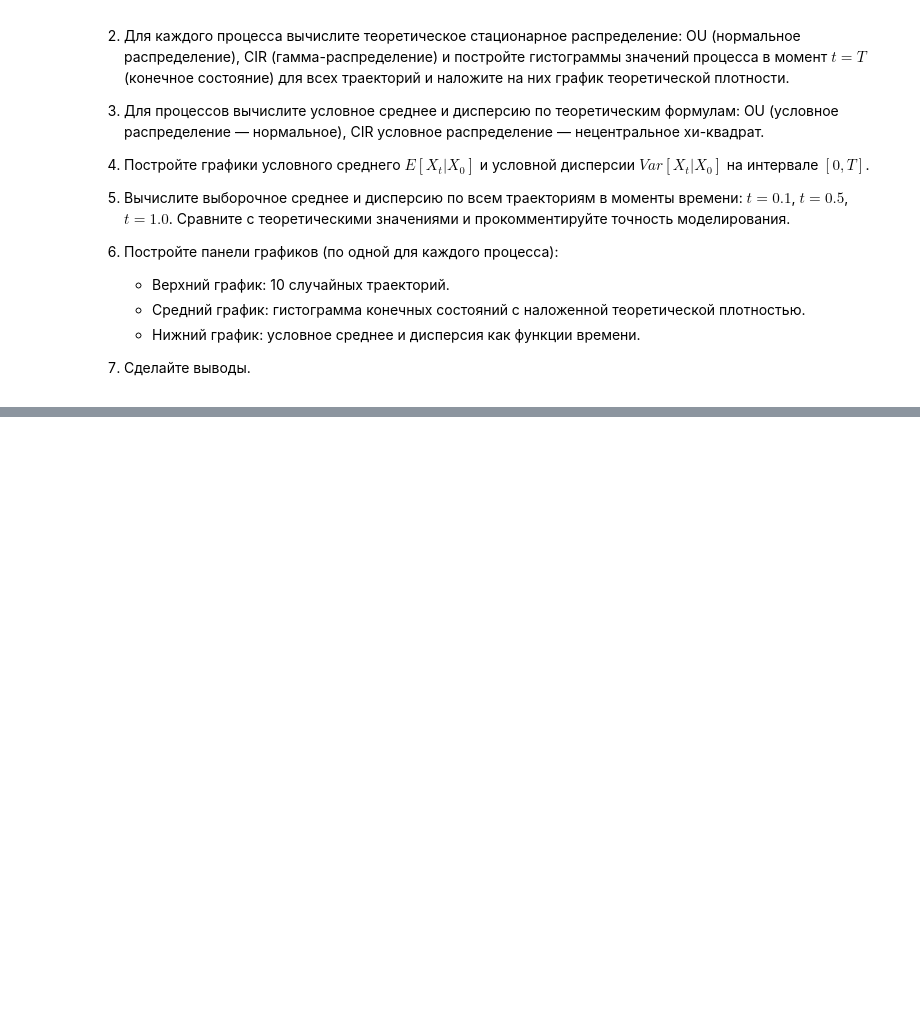
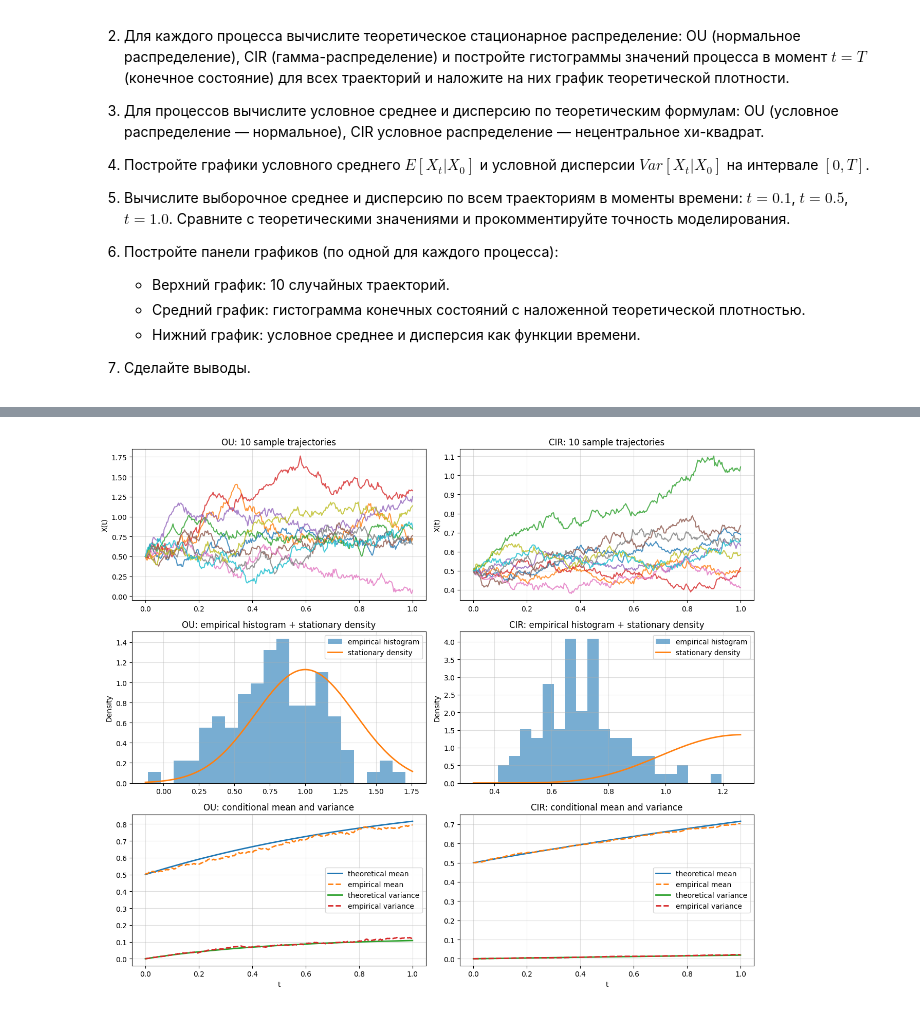
Before and after one commit to rkuznetc/stochastics-statistics, a Jupyter notebook: notebooks/lab3_2026.ipynb, the cells around one changed output, grey strips where cells are left out. Cells and saved outputs as stored; diff of their text form; code cells hidden in the pictures; blank space fills up the shorter version.

```diff
--- a/notebooks/lab3_2026.ipynb
+++ b/notebooks/lab3_2026.ipynb
@@ -1013,0 +1192,19 @@ plt.show()
+# %%
+np.random.seed(42)
+
+Nx = 100
+Nt = 300
+T = 1.0
+X0 = 0.5
+
+# init 100 paths for OU and CIR
+params_OU = [1.0, 1.0, 0.5]
+params_CIR = [0.4, 0.3, 0.2]
+
+initial_state = X0 * np.ones(Nx)
+
+ou = OUprocess(params_OU, T, Nx, Nt, initial_state)
+cir = CIRprocess(params_CIR, T, Nx, Nt, initial_state)
+
+t, ou_paths = ou.PathGenerator()
+_, cir_paths = cir.PathGenerator()
@@ -1013,0 +1239,79 @@ plt.show()
+# %%
+from scipy.stats import norm, gamma
+
+# stationary distributions
+ou_stationary_mean = mu_ou
+ou_stationary_std = np.sqrt(sigma_ou**2 / (2 * theta_ou))
+
+cir_shape = 2 * kappa_cir * theta_cir / sigma_cir**2
+cir_scale = sigma_cir**2 / (2 * kappa_cir)
+
+# plots (10 sample paths -> histogram -> conditional mean/var)
+fig, axes = plt.subplots(3, 2, figsize=(13, 11))
+
+### plots for OU process
+axes[0, 0].plot(t, ou_paths[:, :10], alpha=0.8)
+axes[0, 0].set_title("OU: 10 sample trajectories")
+axes[0, 0].set_ylabel("X(t)")
+axes[0, 0].grid(True, alpha=0.4)
+
+ou_emp = ou_paths[-1, :]
+x_ou_grid = np.linspace(np.percentile(ou_emp, 1) - 0.2,
+                        np.percentile(ou_emp, 99) + 0.2, 300)
+
+axes[1, 0].hist(ou_emp, bins=20, density=True, alpha=0.6, label="empirical histogram")
+axes[1, 0].plot(
+    x_ou_grid,
+    norm.pdf(x_ou_grid, loc=ou_stationary_mean, scale=ou_stationary_std),
+    linewidth=2,
+    label="stationary density"
+)
+axes[1, 0].set_title("OU: empirical histogram + stationary density")
+axes[1, 0].set_ylabel("Density")
+axes[1, 0].legend()
+axes[1, 0].grid(True, alpha=0.4)
+
+axes[2, 0].plot(t, ou_mean_theory, label="theoretical mean", linewidth=2)
+axes[2, 0].plot(t, ou_mean_emp, "--", label="empirical mean", linewidth=2)
+axes[2, 0].plot(t, ou_var_theory, label="theoretical variance", linewidth=2)
+axes[2, 0].plot(t, ou_var_emp, "--", label="empirical variance", linewidth=2)
+axes[2, 0].set_title("OU: conditional mean and variance")
+axes[2, 0].set_xlabel("t")
+axes[2, 0].legend()
+axes[2, 0].grid(True, alpha=0.4)
+
+### plots for CIR process
+axes[0, 1].plot(t, cir_paths[:, :10], alpha=0.8)
+axes[0, 1].set_title("CIR: 10 sample trajectories")
+axes[0, 1].set_ylabel("X(t)")
+axes[0, 1].grid(True, alpha=0.4)
+
+cir_emp = cir_paths[-1, :]
+x_cir_grid = np.linspace(max(0, np.percentile(cir_emp, 1) - 0.1),
+                         np.percentile(cir_emp, 99) + 0.2, 300)
+
+axes[1, 1].hist(cir_emp, bins=20, density=True, alpha=0.6, label="empirical histogram")
+axes[1, 1].plot(
+    x_cir_grid,
+    gamma.pdf(x_cir_grid, a=cir_shape, scale=cir_scale),
+    linewidth=2,
+    label="stationary density"
+)
+axes[1, 1].set_title("CIR: empirical histogram + stationary density")
+axes[1, 1].set_ylabel("Density")
+axes[1, 1].legend()
+axes[1, 1].grid(True, alpha=0.4)
+
+axes[2, 1].plot(t, cir_mean_theory, label="theoretical mean", linewidth=2)
+axes[2, 1].plot(t, cir_mean_emp, "--", label="empirical mean", linewidth=2)
+axes[2, 1].plot(t, cir_var_theory, label="theoretical variance", linewidth=2)
+axes[2, 1].plot(t, cir_var_emp, "--", label="empirical variance", linewidth=2)
+axes[2, 1].set_title("CIR: conditional mean and variance")
+axes[2, 1].set_xlabel("t")
+axes[2, 1].legend()
+axes[2, 1].grid(True, alpha=0.4)
+
+plt.tight_layout()
+plt.show()
+# %% [output]
+[figure, added]
```
Also changed, not shown: parts of 18 cells of this notebook.
